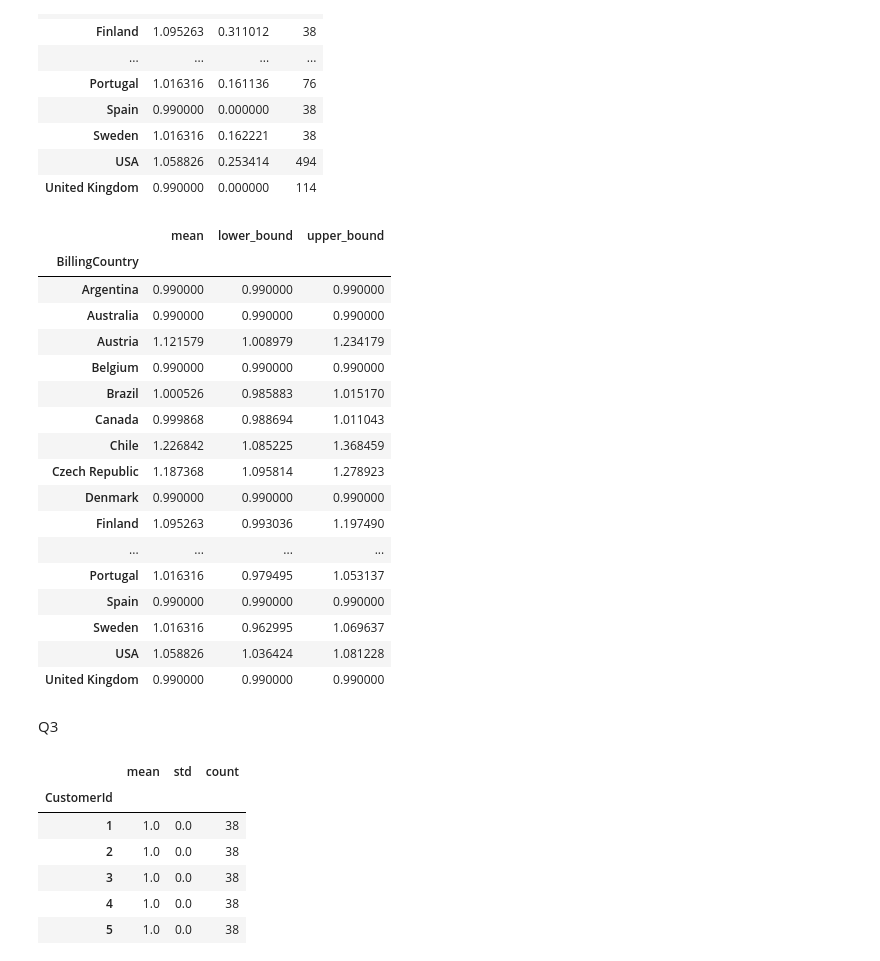
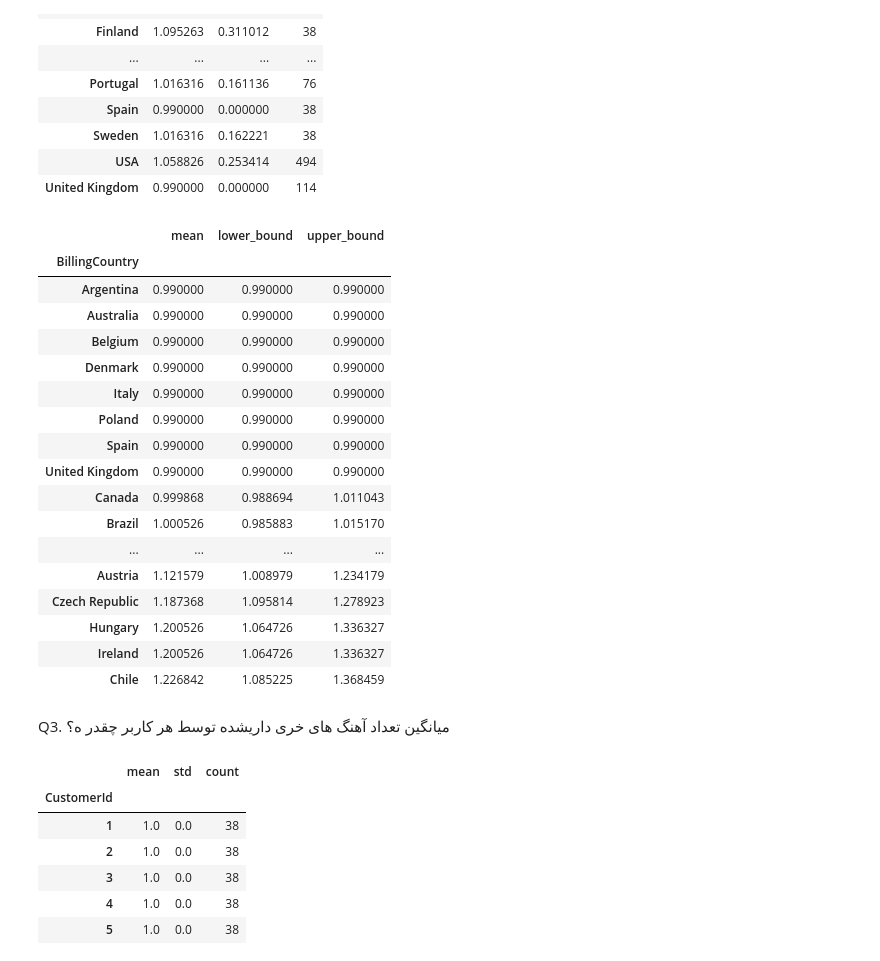
Before and after one commit to Mostafa2rz1/Chinook, a Jupyter notebook: 2.EDA/EDA.ipynb, the cells around one changed output. Saved outputs shown, nothing was run; the diff lists cells and outputs as text; code cells hidden in the pictures.

```diff
--- a/2.EDA/EDA.ipynb
+++ b/2.EDA/EDA.ipynb
@@ -894,34 +894,34 @@ Country_stats
 # %%
 confidence_level = 0.95
 degrees_freedom = Country_stats['count'] - 1
 confidence_interval = stats.t.ppf((1 + confidence_level) / 2, degrees_freedom)
 
 Country_stats['margin_of_error'] = confidence_interval * (Country_stats['std'] / np.sqrt(Country_stats['count']))
 Country_stats['lower_bound'] = Country_stats['mean'] - Country_stats['margin_of_error']
 Country_stats['upper_bound'] = Country_stats['mean'] + Country_stats['margin_of_error']
 
-Country_stats[['mean', 'lower_bound', 'upper_bound']]
+Country_stats[['mean', 'lower_bound', 'upper_bound']].sort_values(by='mean')
 # %% [output]
 |  | mean | lower_bound | upper_bound |
 | BillingCountry |  |  |  |
 | Argentina | 0.990000 | 0.990000 | 0.990000 |
 | Australia | 0.990000 | 0.990000 | 0.990000 |
+| Belgium | 0.990000 | 0.990000 | 0.990000 |
+| Denmark | 0.990000 | 0.990000 | 0.990000 |
+| Italy | 0.990000 | 0.990000 | 0.990000 |
+| Poland | 0.990000 | 0.990000 | 0.990000 |
+| Spain | 0.990000 | 0.990000 | 0.990000 |
+| United Kingdom | 0.990000 | 0.990000 | 0.990000 |
+| Canada | 0.999868 | 0.988694 | 1.011043 |
+| Brazil | 1.000526 | 0.985883 | 1.015170 |
+| ... | ... | ... | ... |
 | Austria | 1.121579 | 1.008979 | 1.234179 |
-| Belgium | 0.990000 | 0.990000 | 0.990000 |
-| Brazil | 1.000526 | 0.985883 | 1.015170 |
-| Canada | 0.999868 | 0.988694 | 1.011043 |
+| Czech Republic | 1.187368 | 1.095814 | 1.278923 |
+| Hungary | 1.200526 | 1.064726 | 1.336327 |
+| Ireland | 1.200526 | 1.064726 | 1.336327 |
 | Chile | 1.226842 | 1.085225 | 1.368459 |
-| Czech Republic | 1.187368 | 1.095814 | 1.278923 |
-| Denmark | 0.990000 | 0.990000 | 0.990000 |
-| Finland | 1.095263 | 0.993036 | 1.197490 |
-| ... | ... | ... | ... |
-| Portugal | 1.016316 | 0.979495 | 1.053137 |
-| Spain | 0.990000 | 0.990000 | 0.990000 |
-| Sweden | 1.016316 | 0.962995 | 1.069637 |
-| USA | 1.058826 | 1.036424 | 1.081228 |
-| United Kingdom | 0.990000 | 0.990000 | 0.990000 |
-# %% [markdown]
-Q3
+# %% [markdown]
+Q3. میانگین تعداد آهنگ های خری داریشده توسط هر کاربر چقدر ه؟
 # %%
 Coustomer_stats = pd.merge(df['invoiceline'][['Quantity','InvoiceId']],df['invoice'][['CustomerId','InvoiceId']]).groupby(
     'CustomerId')['Quantity'].agg(['mean', 'std', 'count'])
```
Also changed, not shown: parts of 3 cells of this notebook, 2 other files.
